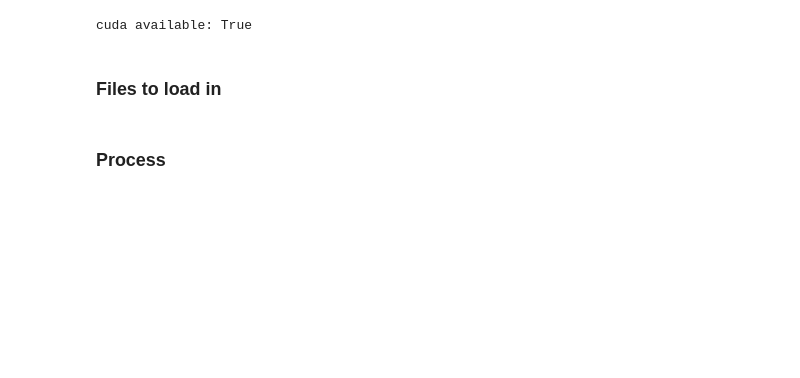
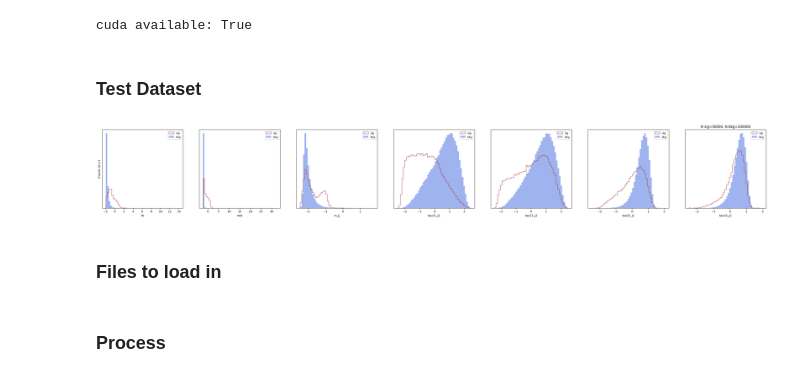
Before and after one commit to sherkaicode/HPC_AD_Project, a Jupyter notebook: non-resonant-AD-extrapolation/AD_scan.ipynb, the cells around one changed output. Cells and saved outputs as stored; diff of their text form; code cells hidden in the pictures; blank space fills up the shorter version.

```diff
--- a/non-resonant-AD-extrapolation/AD_scan.ipynb
+++ b/non-resonant-AD-extrapolation/AD_scan.ipynb
@@ -6,4 +6,29 @@ import torch
 from helpers.Classifier import *
 import os
 import pickle
+# %%
+#Functions
+def plot_all_variables(sig_list, bkg_list, xlabels, labels=["sig", "bkg"], name="sig_vs_bkg", title="", outdir="./", *args, **kwargs):
+    csig = 'brown'
+    cbkg = 'royalblue'
+
+    N = len(sig_list)
+
+    if N==len(xlabels):
+        fig, ax1 = plt.subplots(1, N, figsize=(6*N,5))
+        ax1[0].set_ylabel("Events (A.U.)")
+        for i in range(N):
+            xmin = np.min(np.hstack([bkg_list[i], sig_list[i]]))
+            xmax = np.max(np.hstack([bkg_list[i], sig_list[i]]))
+            bins = np.linspace(xmin, xmax, 50)
+            ax1[i].hist(sig_list[i], bins = bins, density = True, histtype='step', ls= "-", color=csig, label=labels[0])
+            ax1[i].hist(bkg_list[i], bins = bins, density = True, histtype='stepfilled', ls= "-", color=cbkg, alpha=0.5, label=labels[1])
+            ax1[i].set_xlabel(xlabels[i])
+            ax1[i].set_yticks([])
+            ax1[i].legend(loc='upper right', fontsize = 9)
+
+        plt.title(title)
+        plt.show()
+    else:
+        print("Wrong input lists!")
 # %%
@@ -23,6 +48,8 @@ eval_dir = f"{path_to_working_dir}/evaluation/"
 n_context = 2
 # %% [output]
 cuda available: True
+# %% [markdown]
+### Test Dataset
 # %%
 # load in test events
 test_events = np.load(f"{static_data_dir}/test_SR.npz")
@@ -32,6 +59,15 @@ test_sig = test_events["sig_events_SR"][:,n_context:]
 
 input_x_test = np.concatenate([test_bkg, test_sig], axis=0)
 input_y_test = np.concatenate([np.zeros(test_bkg.shape[0]).reshape(-1,1), np.ones(test_sig.shape[0]).reshape(-1,1)], axis=0)
+# %%
+#Plot Test Dataset
+sig_list = test_events['sig_events_SR'].T
+bkg_list = test_events['bkg_events_SR'].T
+var_names = ["ht", "met", "m_jj", "tau21_j1", "tau21_j2", "tau32_j1", "tau32_j2"]
+plot_kwargs = {"labels":["sig", "bkg"], "name":f"sig_vs_bkg_test", "title":f"N sig={len(sig_list[0])}, N bkg={len(bkg_list[0])}"}
+plot_all_variables(sig_list, bkg_list, var_names, **plot_kwargs)
+# %% [output]
+[figure, added]
 # %% [markdown]
 ### Files to load in
 # %%
```
Also changed, not shown: parts of 5 cells of this notebook, 13 other files.
